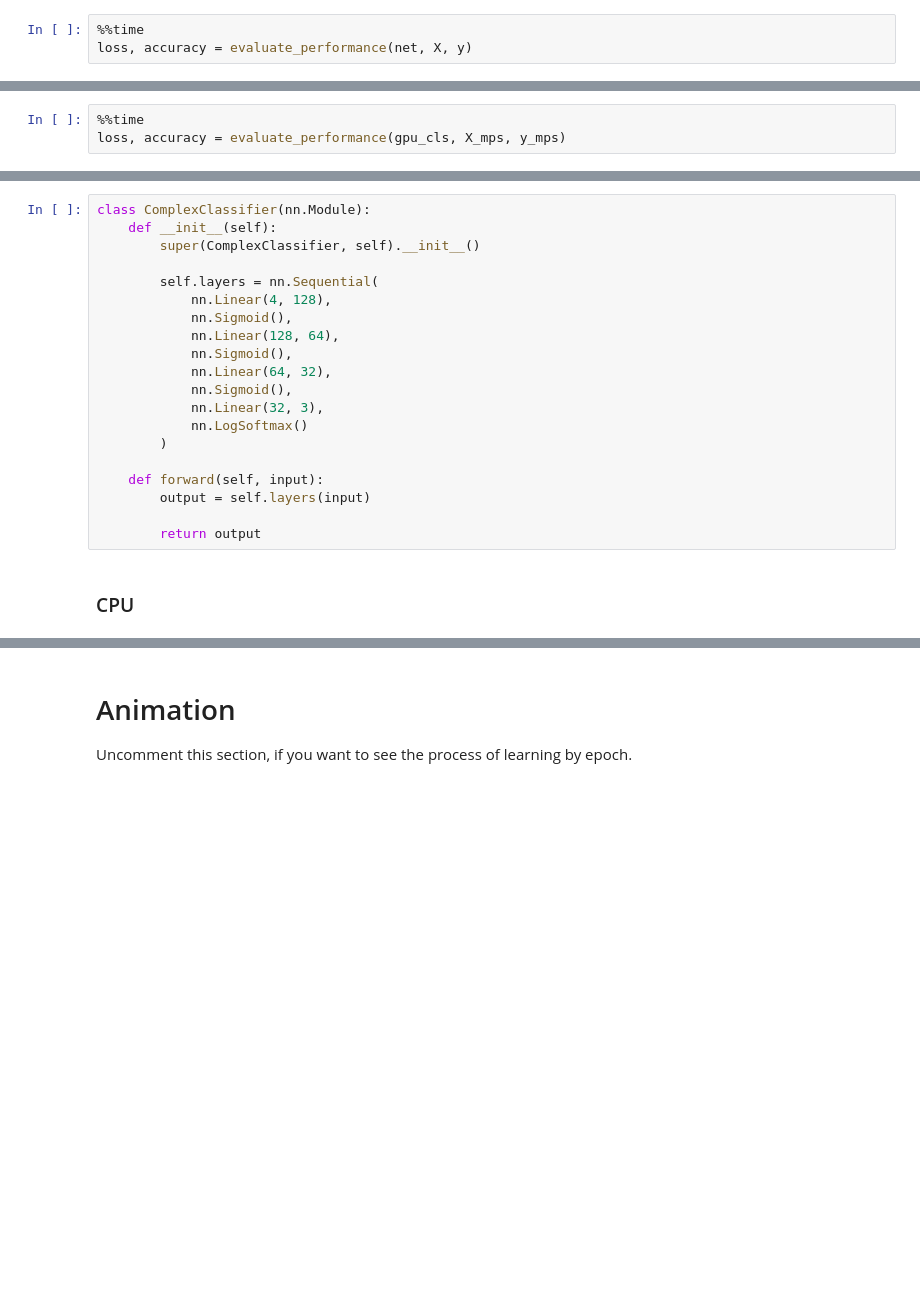
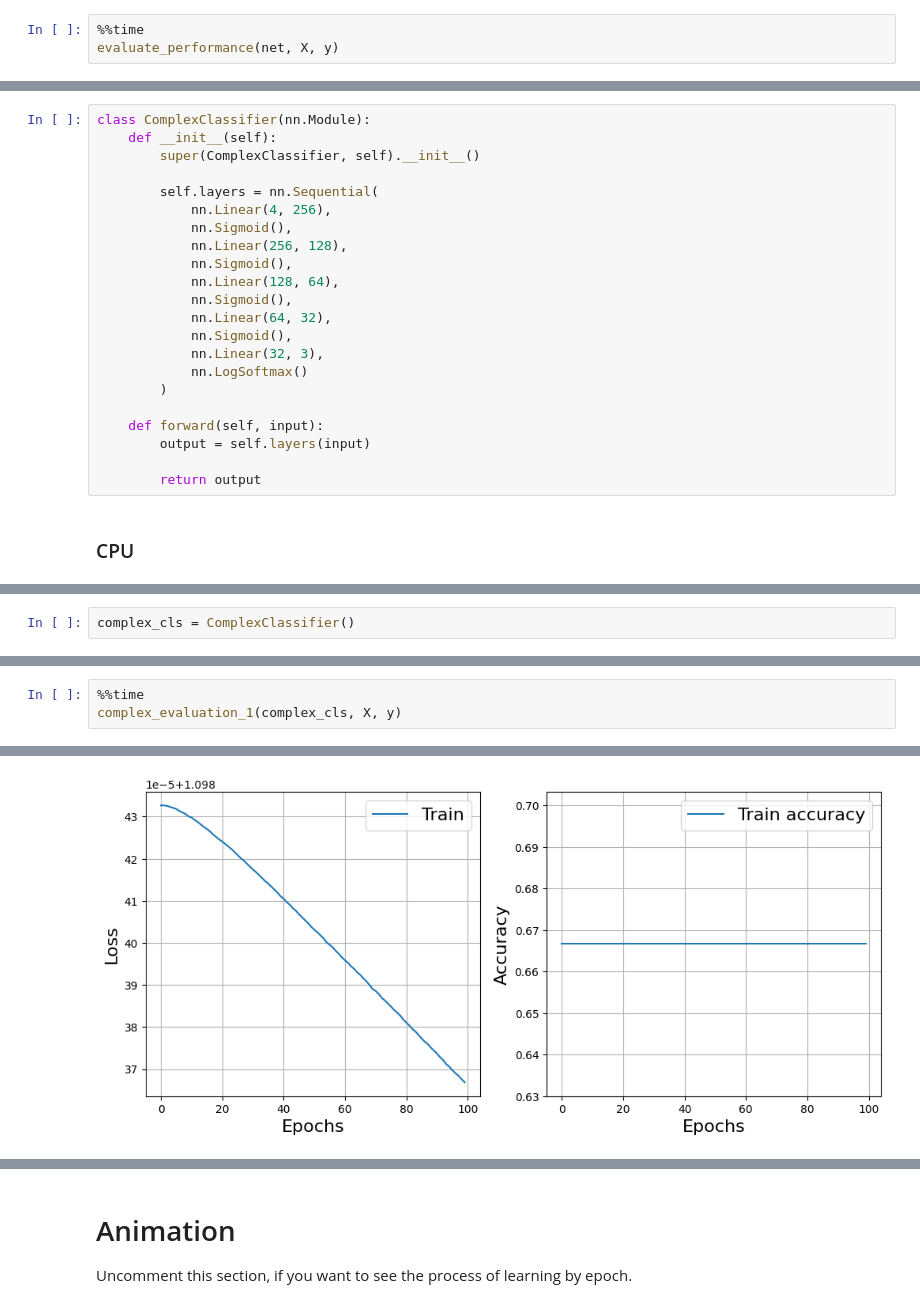
Before and after one commit to alex-werben/Deep-Learning, a Jupyter notebook: iris_classification.ipynb, the cells around one changed output, grey strips where cells are left out. Drawn from its saved outputs; the diff is of its cells as text; blank space fills up the shorter version.

```diff
--- a/iris_classification.ipynb
+++ b/iris_classification.ipynb
@@ -366,4 +357,4 @@ net = Classifier()
 # %%
 %%time
-loss, accuracy = evaluate_performance(net, X, y)
+evaluate_performance(net, X, y)
 # %% [output]
@@ -398,3 +380,0 @@ y_mps = torch.tensor(y.clone().detach(), device=gpu_device)
-# %%
-%%time
-loss, accuracy = evaluate_performance(gpu_cls, X_mps, y_mps)
@@ -415,7 +401,9 @@ class ComplexClassifier(nn.Module):
         super(ComplexClassifier, self).__init__()
 
         self.layers = nn.Sequential(
-            nn.Linear(4, 128),
+            nn.Linear(4, 256),
+            nn.Sigmoid(),
+            nn.Linear(256, 128),
             nn.Sigmoid(),
             nn.Linear(128, 64),
             nn.Sigmoid(),
@@ -476,0 +488,2 @@ Wall time: 11.5 s
+# %%
+complex_cls = ComplexClassifier()
@@ -476,0 +622,4 @@ Wall time: 11.5 s
+# %%
+%%time
+complex_evaluation_1(complex_cls, X, y)
+# %% [output]
@@ -476,0 +627 @@ Wall time: 11.5 s
+[figure, added]
```
Also changed, not shown: parts of 66 cells of this notebook.
